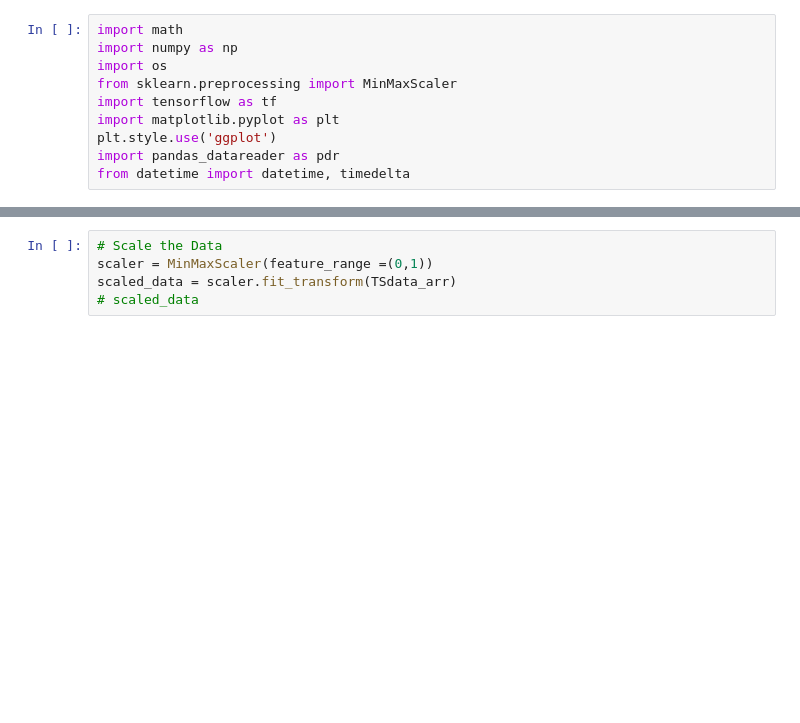
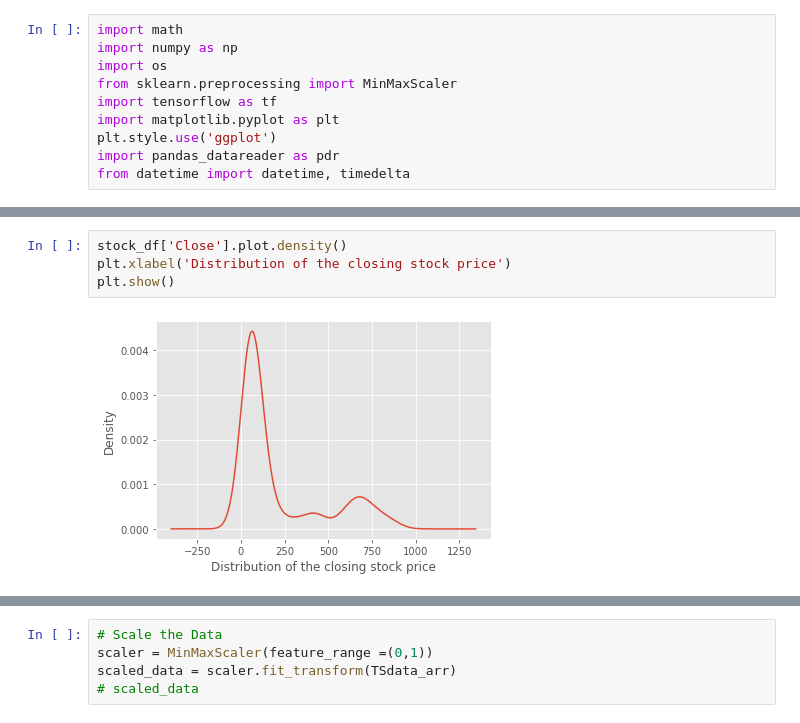
Before and after one commit to dschoen24/Stock-Prediction, a Jupyter notebook: Vasantha/Model_Create_Train_Save_Test.ipynb, the cells around one changed output, grey strips where cells are left out. Drawn from its saved outputs; the diff is of its cells as text; blank space fills up the shorter version.

```diff
--- a/Vasantha/Model_Create_Train_Save_Test.ipynb
+++ b/Vasantha/Model_Create_Train_Save_Test.ipynb
@@ -59,3 +72,9 @@ plt.show()
+# %%
+stock_df['Close'].plot.density()
+plt.xlabel('Distribution of the closing stock price')
+plt.show()
+# %% [output]
+[figure, added]
 # %%
 # DF with only close
 TSdata_df = stock_df.filter(['Close'])
```
Also changed, not shown: parts of 24 cells of this notebook, 7 other files.
